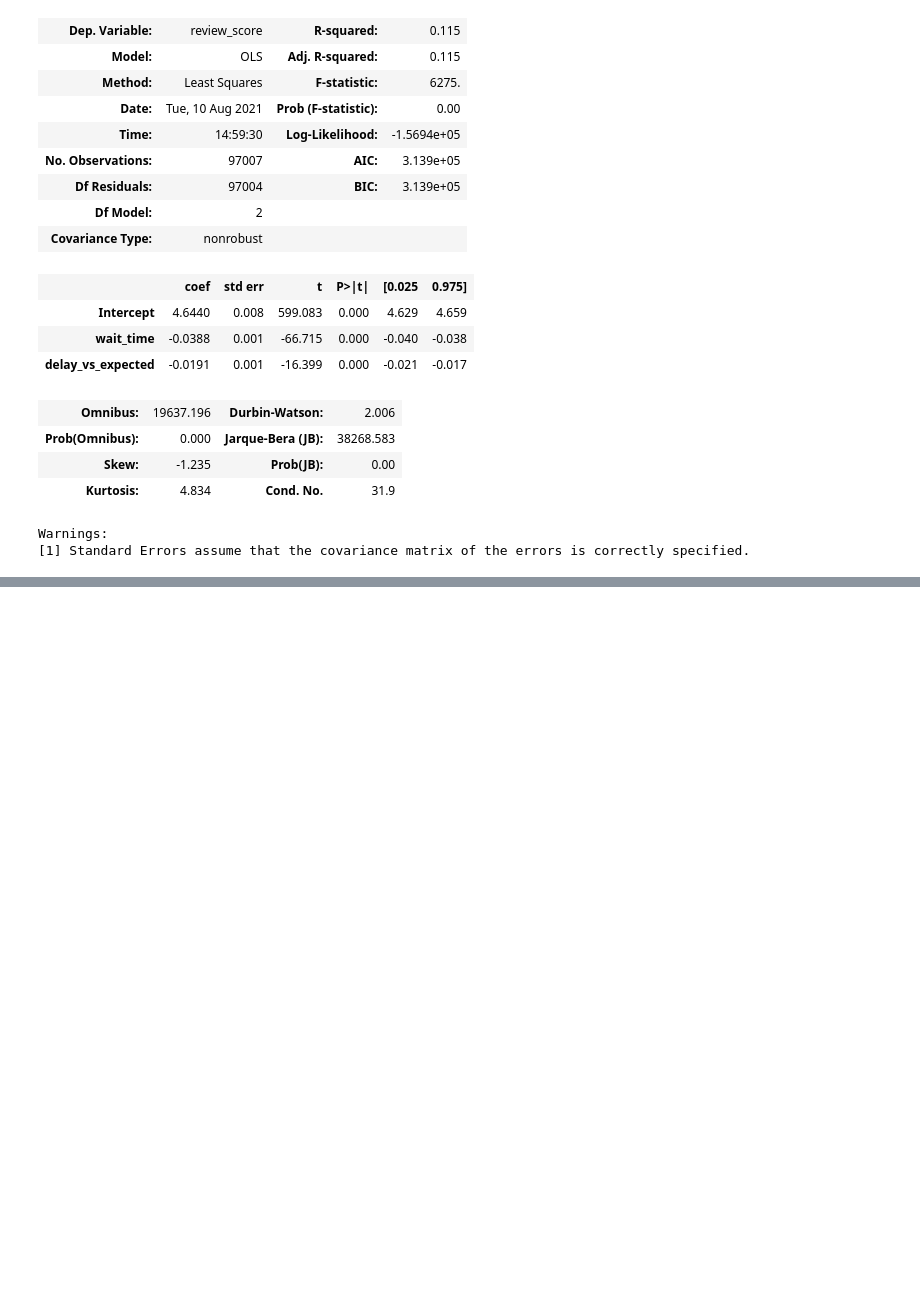
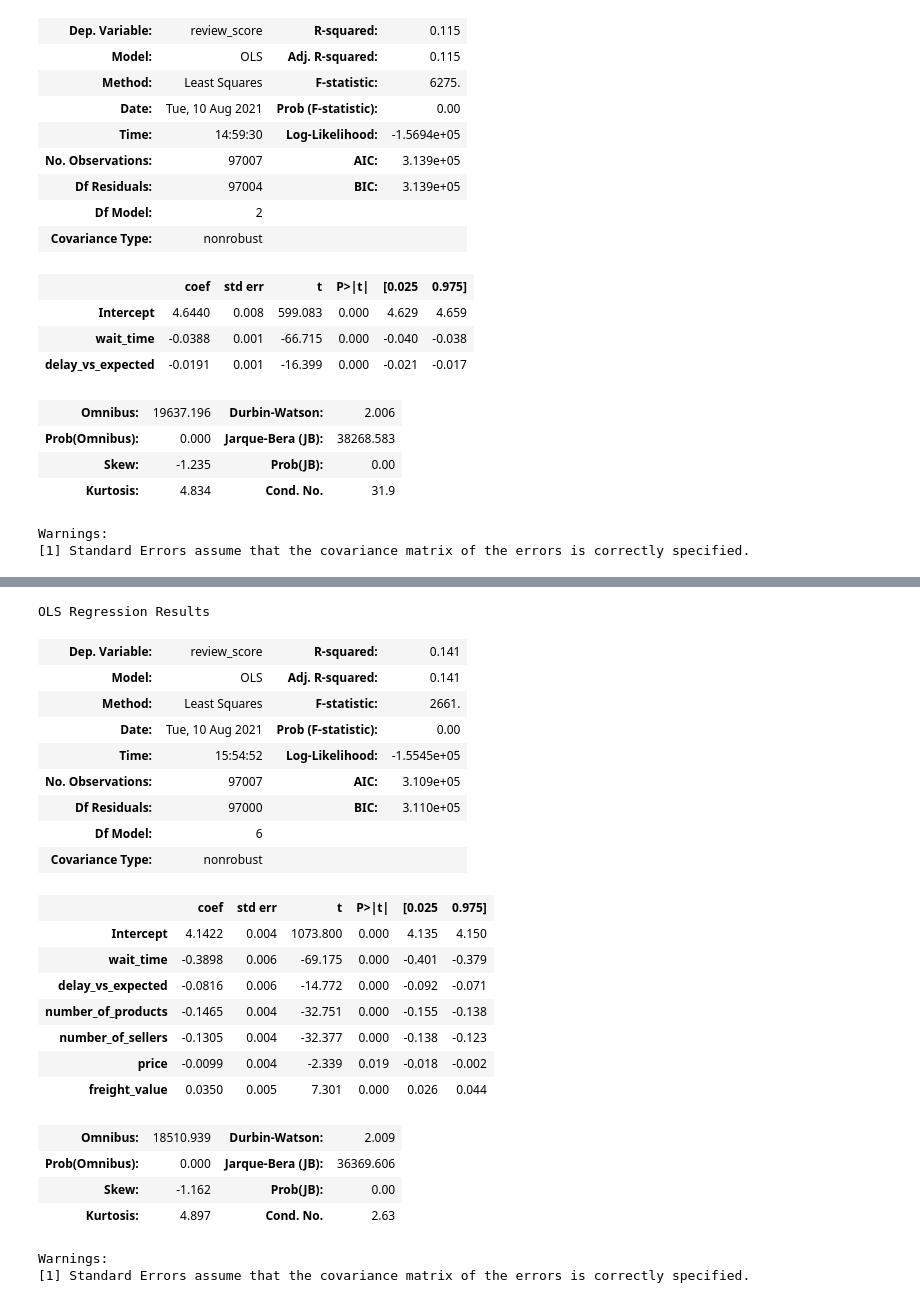
Before and after one commit to phlln/olist-analysis, a Jupyter notebook: notebooks/Orders Analysis.ipynb, the cells around one changed output, grey strips where cells are left out. Saved outputs shown, nothing was run; the diff lists cells and outputs as text; code cells hidden in the pictures; blank space fills up the shorter version.

```diff
--- a/notebooks/Orders Analysis.ipynb
+++ b/notebooks/Orders Analysis.ipynb
@@ -613,3 +628,28 @@ formula
 # %%
 model4 = smf.ols(formula = formula, data = orders_standardized).fit()
-print(model4.summary())
+model4.summary()
+# %% [output]
+OLS Regression Results
+| Dep. Variable: | review_score | R-squared: | 0.141 |
+| Model: | OLS | Adj. R-squared: | 0.141 |
+| Method: | Least Squares | F-statistic: | 2661. |
+| Date: | Tue, 10 Aug 2021 | Prob (F-statistic): | 0.00 |
+| Time: | 15:54:52 | Log-Likelihood: | -1.5545e+05 |
+| No. Observations: | 97007 | AIC: | 3.109e+05 |
+| Df Residuals: | 97000 | BIC: | 3.110e+05 |
+| Df Model: | 6 |  |  |
+| Covariance Type: | nonrobust |  |  |
+|  | coef | std err | t | P>|t| | [0.025 | 0.975] |
+| Intercept | 4.1422 | 0.004 | 1073.800 | 0.000 | 4.135 | 4.150 |
+| wait_time | -0.3898 | 0.006 | -69.175 | 0.000 | -0.401 | -0.379 |
+| delay_vs_expected | -0.0816 | 0.006 | -14.772 | 0.000 | -0.092 | -0.071 |
+| number_of_products | -0.1465 | 0.004 | -32.751 | 0.000 | -0.155 | -0.138 |
+| number_of_sellers | -0.1305 | 0.004 | -32.377 | 0.000 | -0.138 | -0.123 |
+| price | -0.0099 | 0.004 | -2.339 | 0.019 | -0.018 | -0.002 |
+| freight_value | 0.0350 | 0.005 | 7.301 | 0.000 | 0.026 | 0.044 |
+| Omnibus: | 18510.939 | Durbin-Watson: | 2.009 |
+| Prob(Omnibus): | 0.000 | Jarque-Bera (JB): | 36369.606 |
+| Skew: | -1.162 | Prob(JB): | 0.00 |
+| Kurtosis: | 4.897 | Cond. No. | 2.63 |
+Warnings:
+[1] Standard Errors assume that the covariance matrix of the errors is correctly specified.
```
Also changed, not shown: parts of 15 cells of this notebook.
